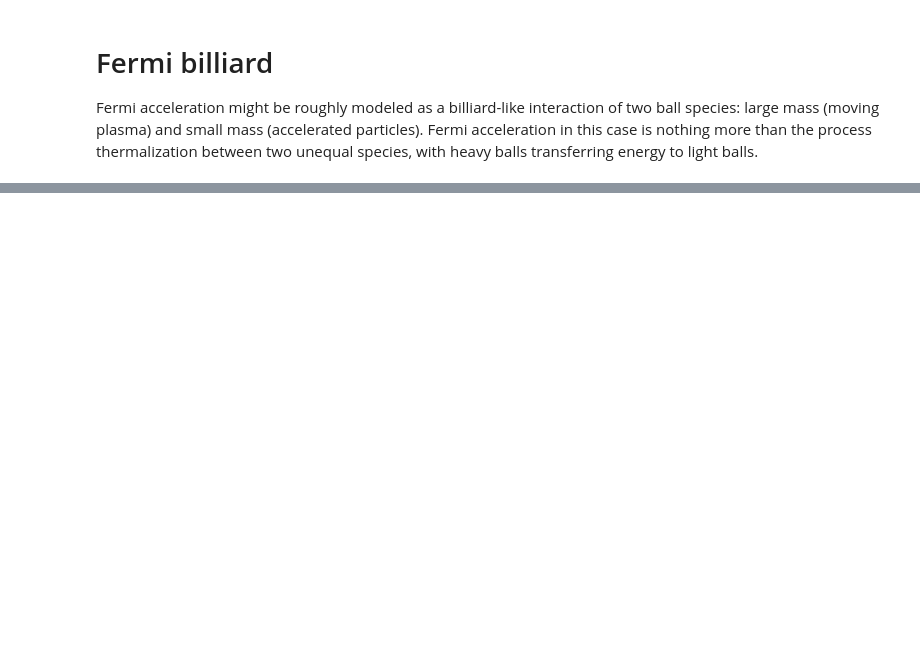
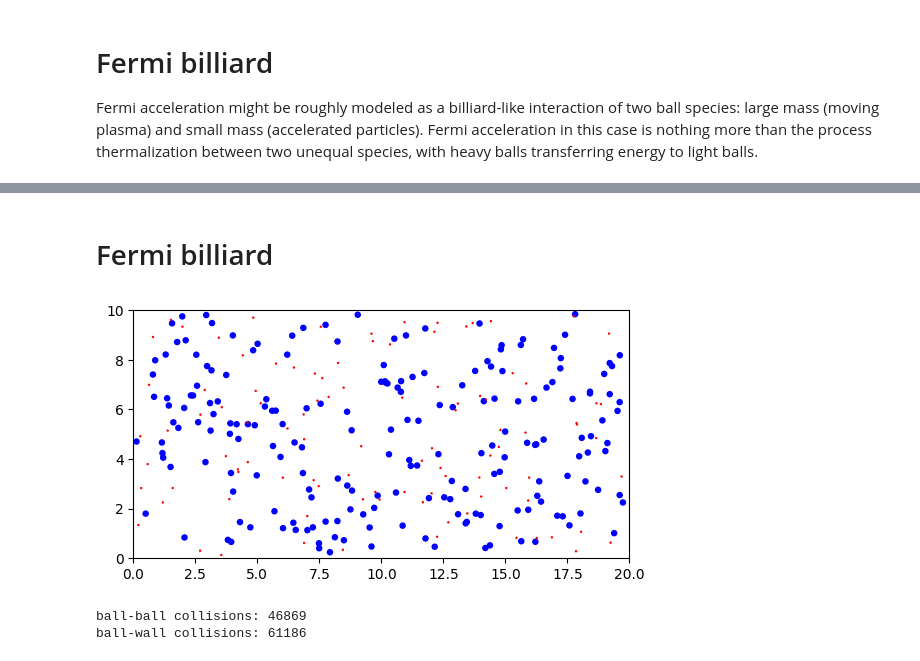
Before and after one commit to nj-vs-vh/gssi-he-th, a Jupyter notebook: Fermi Billiard.ipynb, the cells around one changed output, grey strips where cells are left out. Drawn from its saved outputs; the diff is of its cells as text; code cells hidden in the pictures; blank space fills up the shorter version.

```diff
--- a/Fermi Billiard.ipynb
+++ b/Fermi Billiard.ipynb
@@ -242,0 +221,51 @@ plt.show()
+# %% [markdown]
+# Fermi billiard
+# %%
+billiard = Billiard(dimensions=np.array([20, 10]))
+mirror_count = 200
+mirror_r = np.sqrt(0.05 * np.prod(billiard.dimensions) / (count * np.pi))
+mirror_params = BallParams(
+    m=1,
+    r=mirror_r,
+    label="mirror",
+    color="blue",
+)
+v_init = 1
+billiard.populate(params=mirror_params, count=mirror_count, v=v_init)
+
+test_particle_params = BallParams(
+    m=1e-3,
+    r=mirror_r / 5,
+    label="test particle",
+    color="red",
+)
+billiard.populate(params=test_particle_params, count=100, v=v_init)
+
+_, ax = plt.subplots()
+billiard.plot_2d(ax)
+plt.show()
+
+species_E_samples: list[tuple[np.ndarray, np.ndarray]] = []
+n_samples = 10
+
+dt = 0.05
+T = 500
+n_steps = int(T / dt)
+sample_each = n_steps // (n_samples - 1)
+for i in trange(n_steps):
+    if i % sample_each == 0:
+        mirror_Es = np.array(
+            [b.E for b in billiard.balls if b.params.label == "mirror"]
+        )
+        particle_Es = np.array(
+            [b.E for b in billiard.balls if b.params.label == "test particle"]
+        )
+        species_E_samples.append((mirror_Es, particle_Es))
+    billiard.step(dt)
+
+print("ball-ball collisions:", billiard.n_coll_bb)
+print("ball-wall collisions:", billiard.n_coll_bw)
+# %% [output]
+[figure, added]
+ball-ball collisions: 46869
+ball-wall collisions: 61186
```
Also changed, not shown: parts of 5 cells of this notebook.
